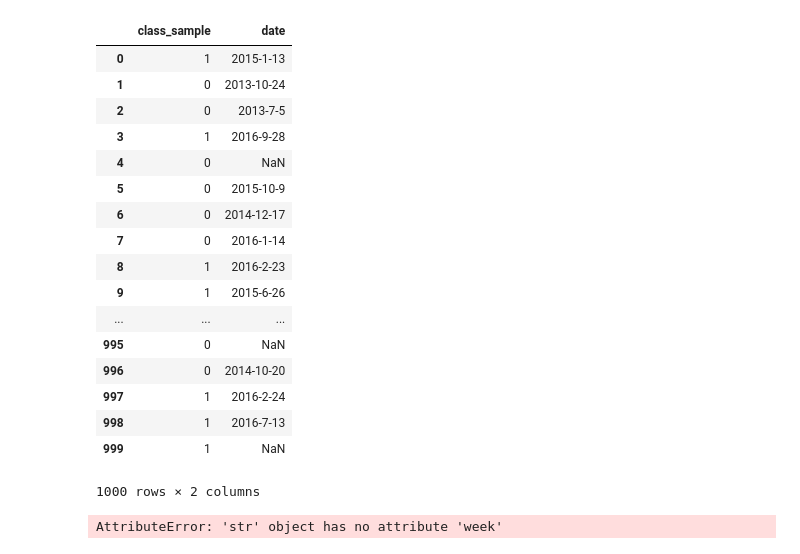
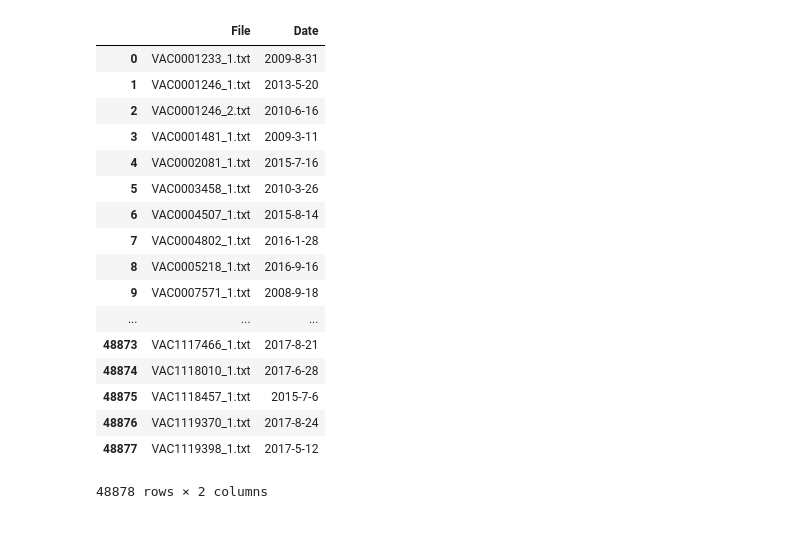
Before and after one commit to caiolopes/ej4-text-mining, a Jupyter notebook: notebooks/Untitled.ipynb, the cells around one changed output. Cells and saved outputs as stored; diff of their text form; code cells hidden in the pictures.

```diff
--- a/notebooks/Untitled.ipynb
+++ b/notebooks/Untitled.ipynb
@@ -70,28 +5,21 @@ Name: Class, Length: 1000, dtype: int64
-# %%
-freq = pd.DataFrame()
-freq["class_sample"] =class_sample
-freq["date"] =data
-freq
-# %% [output]
-|  | class_sample | date |
-| 0 | 1 | 2015-1-13 |
-| 1 | 0 | 2013-10-24 |
-| 2 | 0 | 2013-7-5 |
-| 3 | 1 | 2016-9-28 |
-| 4 | 0 | NaN |
-| 5 | 0 | 2015-10-9 |
-| 6 | 0 | 2014-12-17 |
-| 7 | 0 | 2016-1-14 |
-| 8 | 1 | 2016-2-23 |
-| 9 | 1 | 2015-6-26 |
-| ... | ... | ... |
-| 995 | 0 | NaN |
-| 996 | 0 | 2014-10-20 |
-| 997 | 1 | 2016-2-24 |
-| 998 | 1 | 2016-7-13 |
-| 999 | 1 | NaN |
-1000 rows × 2 columns
-# %%
-df['Week/Year'] = df['Date'].apply(lambda x: "%d/%d" % (x.week, x.year))
-# %% [output]
-AttributeError: 'str' object has no attribute 'week'
+# %%
+df
+# %% [output]
+|  | File | Date |
+| 0 | VAC0001233_1.txt | 2009-8-31 |
+| 1 | VAC0001246_1.txt | 2013-5-20 |
+| 2 | VAC0001246_2.txt | 2010-6-16 |
+| 3 | VAC0001481_1.txt | 2009-3-11 |
+| 4 | VAC0002081_1.txt | 2015-7-16 |
+| 5 | VAC0003458_1.txt | 2010-3-26 |
+| 6 | VAC0004507_1.txt | 2015-8-14 |
+| 7 | VAC0004802_1.txt | 2016-1-28 |
+| 8 | VAC0005218_1.txt | 2016-9-16 |
+| 9 | VAC0007571_1.txt | 2008-9-18 |
+| ... | ... | ... |
+| 48873 | VAC1117466_1.txt | 2017-8-21 |
+| 48874 | VAC1118010_1.txt | 2017-6-28 |
+| 48875 | VAC1118457_1.txt | 2015-7-6 |
+| 48876 | VAC1119370_1.txt | 2017-8-24 |
+| 48877 | VAC1119398_1.txt | 2017-5-12 |
+48878 rows × 2 columns
```
Also changed, not shown: parts of 17 cells of this notebook, 1 other file.
